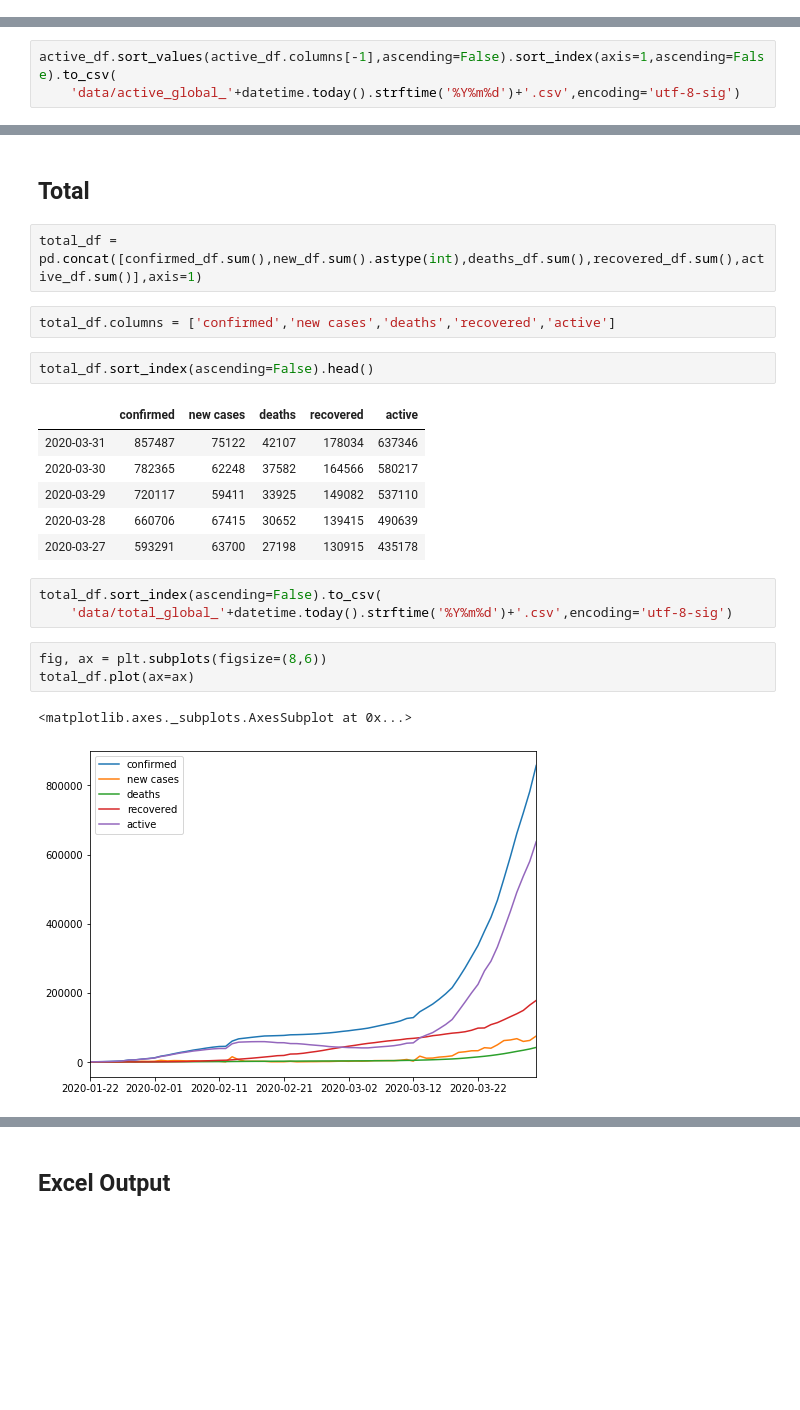
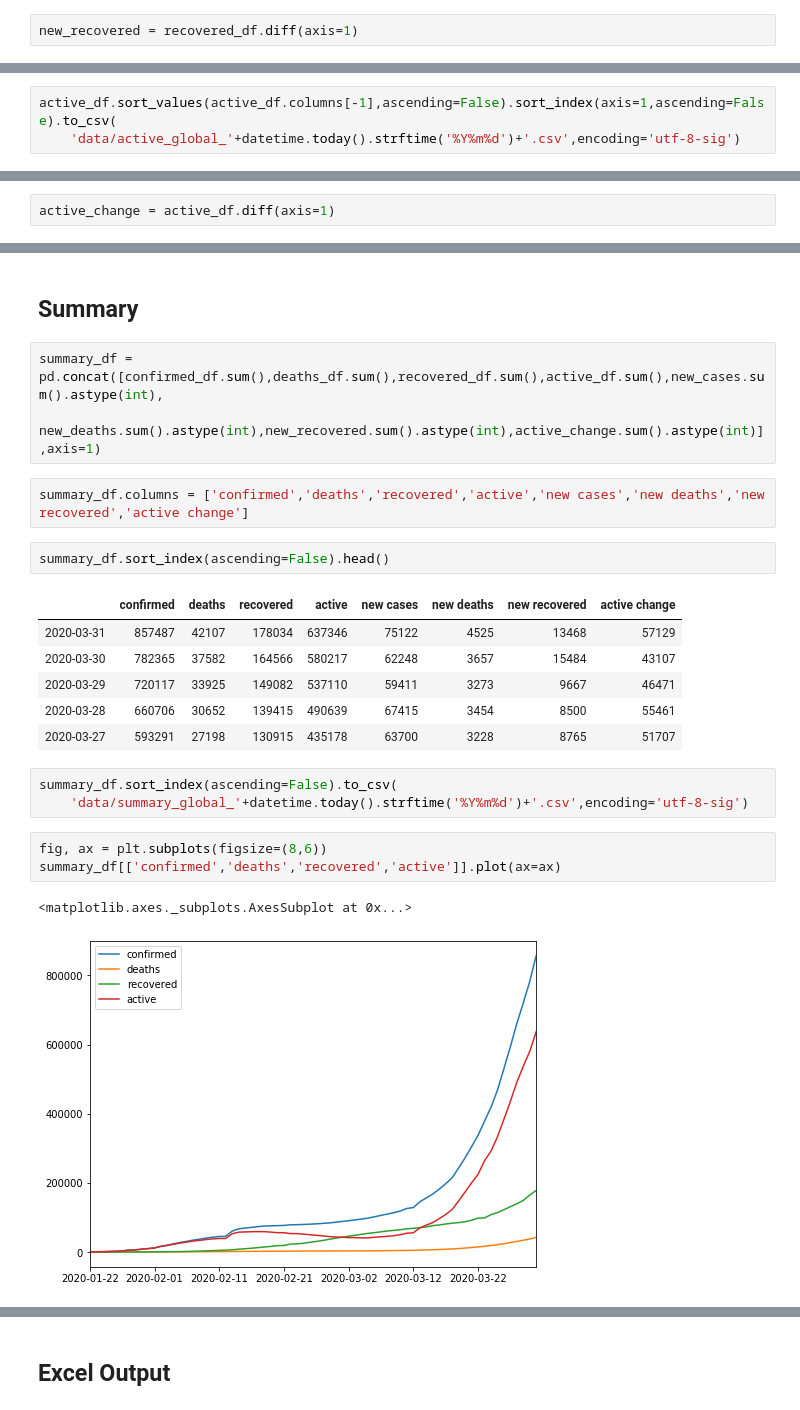
Before and after one commit to kazuhirokida/covid-19, a Jupyter notebook: JHU CSSE.ipynb, the cells around one changed output, grey strips where cells are left out. Cells and saved outputs as stored; diff of their text form; blank space fills up the shorter version.

```diff
--- a/JHU CSSE.ipynb
+++ b/JHU CSSE.ipynb
@@ -131,0 +164,2 @@ recovered_df.sort_values(recovered_df.columns[-1],ascending=False).sort_index(ax
+# %%
+new_recovered = recovered_df.diff(axis=1)
@@ -181,0 +232,2 @@ active_df.sort_values(active_df.columns[-1],ascending=False).sort_index(axis=1,a
+# %%
+active_change = active_df.diff(axis=1)
@@ -182,24 +248,25 @@ active_df.sort_values(active_df.columns[-1],ascending=False).sort_index(axis=1,a
 # %% [markdown]
-## Total
+## Summary
 # %%
-total_df = pd.concat([confirmed_df.sum(),new_df.sum().astype(int),deaths_df.sum(),recovered_df.sum(),active_df.sum()],axis=1)
+summary_df = pd.concat([confirmed_df.sum(),deaths_df.sum(),recovered_df.sum(),active_df.sum(),new_cases.sum().astype(int),
+                      new_deaths.sum().astype(int),new_recovered.sum().astype(int),active_change.sum().astype(int)],axis=1)
 # %%
-total_df.columns = ['confirmed','new cases','deaths','recovered','active']
+summary_df.columns = ['confirmed','deaths','recovered','active','new cases','new deaths','new recovered','active change']
 # %%
-total_df.sort_index(ascending=False).head()
+summary_df.sort_index(ascending=False).head()
 # %% [output]
-|  | confirmed | new cases | deaths | recovered | active |
-| 2020-03-31 | 857487 | 75122 | 42107 | 178034 | 637346 |
-| 2020-03-30 | 782365 | 62248 | 37582 | 164566 | 580217 |
-| 2020-03-29 | 720117 | 59411 | 33925 | 149082 | 537110 |
-| 2020-03-28 | 660706 | 67415 | 30652 | 139415 | 490639 |
-| 2020-03-27 | 593291 | 63700 | 27198 | 130915 | 435178 |
+|  | confirmed | deaths | recovered | active | new cases | new deaths | new recovered | active change |
+| 2020-03-31 | 857487 | 42107 | 178034 | 637346 | 75122 | 4525 | 13468 | 57129 |
+| 2020-03-30 | 782365 | 37582 | 164566 | 580217 | 62248 | 3657 | 15484 | 43107 |
+| 2020-03-29 | 720117 | 33925 | 149082 | 537110 | 59411 | 3273 | 9667 | 46471 |
+| 2020-03-28 | 660706 | 30652 | 139415 | 490639 | 67415 | 3454 | 8500 | 55461 |
+| 2020-03-27 | 593291 | 27198 | 130915 | 435178 | 63700 | 3228 | 8765 | 51707 |
 # %%
-total_df.sort_index(ascending=False).to_csv(
-    'data/total_global_'+datetime.today().strftime('%Y%m%d')+'.csv',encoding='utf-8-sig')
+summary_df.sort_index(ascending=False).to_csv(
+    'data/summary_global_'+datetime.today().strftime('%Y%m%d')+'.csv',encoding='utf-8-sig')
 # %%
 fig, ax = plt.subplots(figsize=(8,6))
-total_df.plot(ax=ax)
+summary_df[['confirmed','deaths','recovered','active']].plot(ax=ax)
 # %% [output]
 <matplotlib.axes._subplots.AxesSubplot at 0x...>
-[figure, old version]
+[figure, new version]
```
Also changed, not shown: parts of 66 cells of this notebook, 22 other files.
